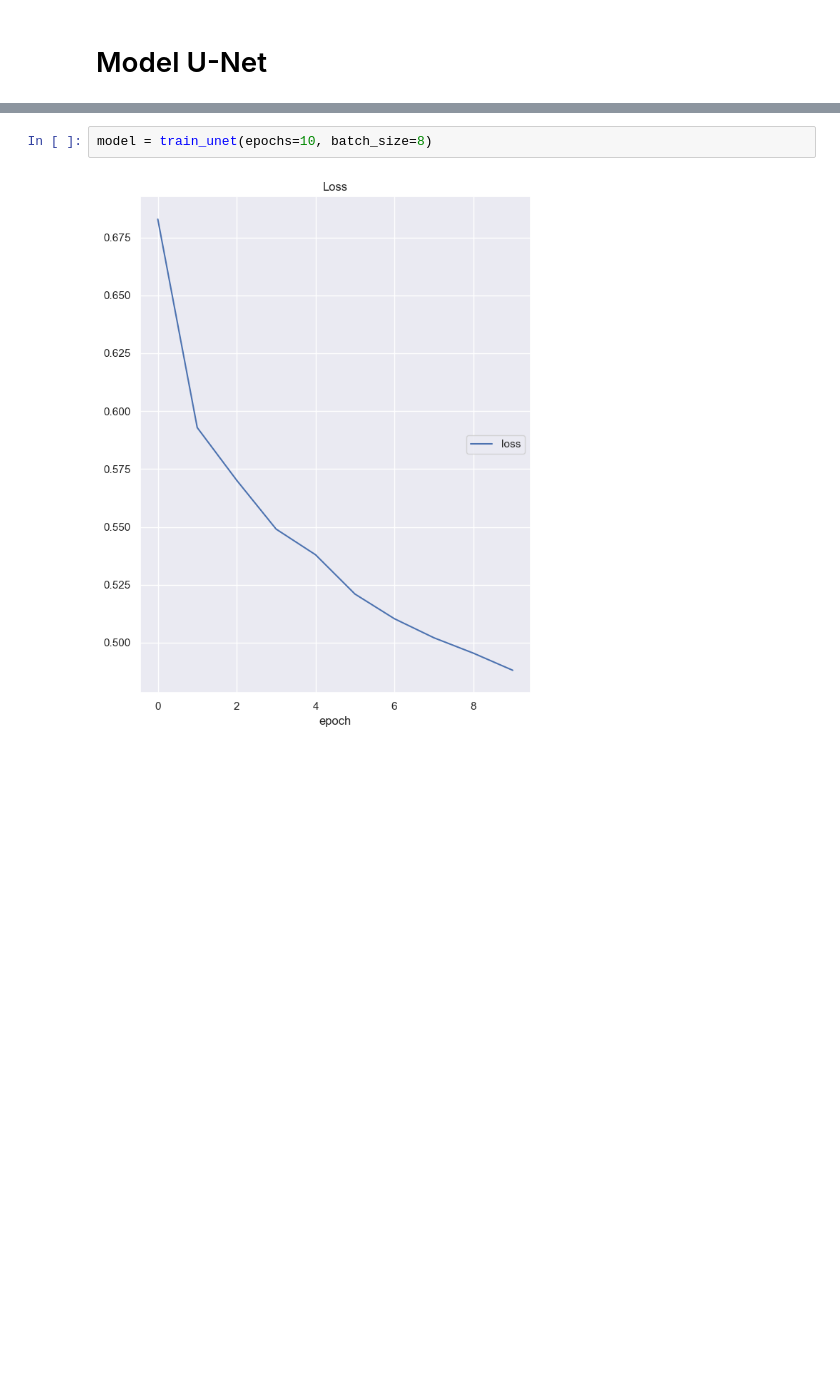
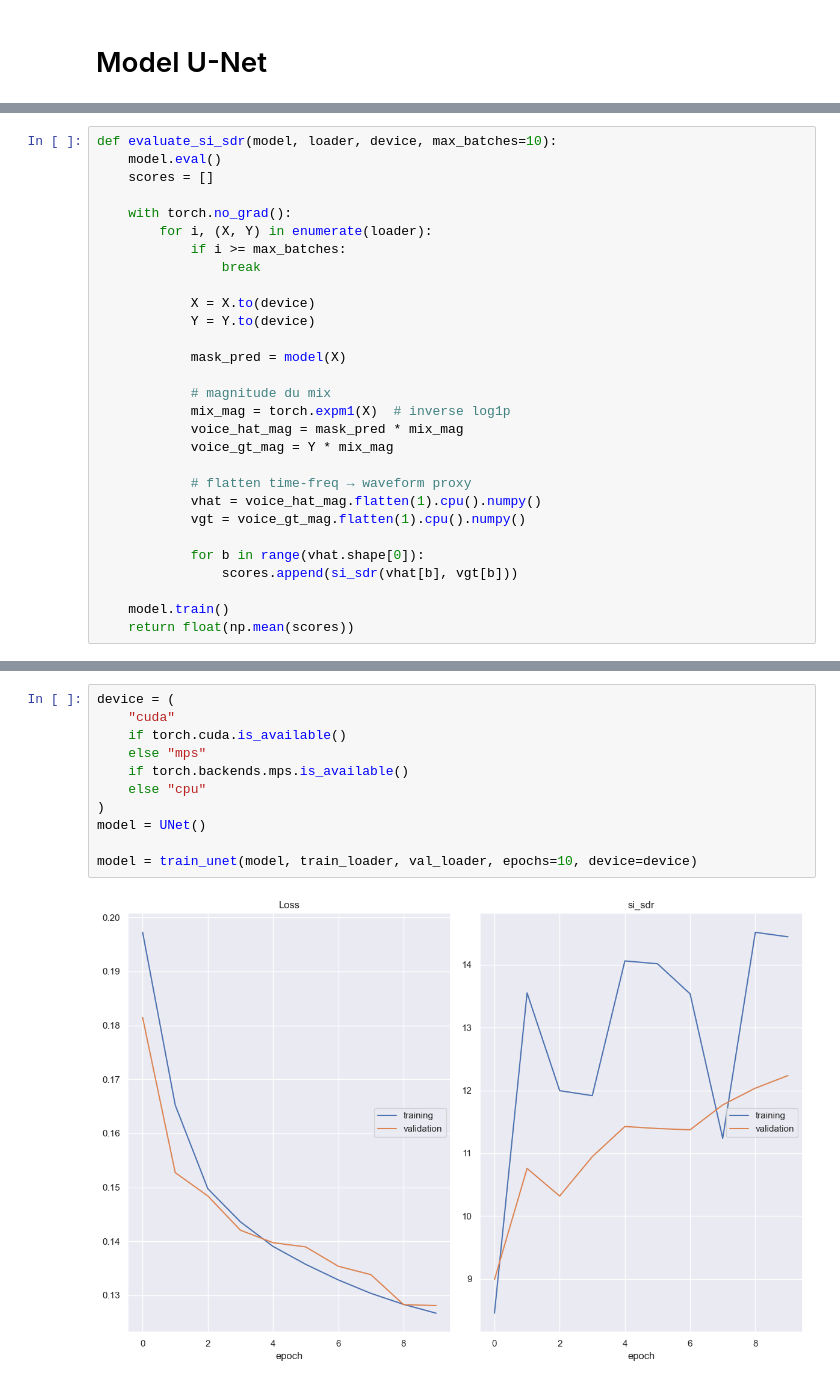
Before and after one commit to eithannak29/AudioSourceSeparation, a Jupyter notebook: source_separation.ipynb, the cells around one changed output, grey strips where cells are left out. Drawn from its saved outputs; the diff is of its cells as text; blank space fills up the shorter version.

```diff
--- a/source_separation.ipynb
+++ b/source_separation.ipynb
@@ -349,4 +365,33 @@ class UNet(nn.Module):
 print("Total parameters:", sum(p.numel() for p in UNet().parameters()))
 # %% [output]
 Total parameters: 467233
+# %%
+def evaluate_si_sdr(model, loader, device, max_batches=10):
+    model.eval()
+    scores = []
+
+    with torch.no_grad():
+        for i, (X, Y) in enumerate(loader):
+            if i >= max_batches:
+                break
+
+            X = X.to(device)
+            Y = Y.to(device)
+
+            mask_pred = model(X)
+
+            # magnitude du mix
+            mix_mag = torch.expm1(X)  # inverse log1p
+            voice_hat_mag = mask_pred * mix_mag
+            voice_gt_mag = Y * mix_mag
+
+            # flatten time-freq → waveform proxy
+            vhat = voice_hat_mag.flatten(1).cpu().numpy()
+            vgt = voice_gt_mag.flatten(1).cpu().numpy()
+
+            for b in range(vhat.shape[0]):
+                scores.append(si_sdr(vhat[b], vgt[b]))
+
+    model.train()
+    return float(np.mean(scores))
 # %%
@@ -392,6 +453,15 @@ def train_unet(
     return model
 # %%
-model = train_unet(epochs=10, batch_size=8)
+device = (
+    "cuda"
+    if torch.cuda.is_available()
+    else "mps"
+    if torch.backends.mps.is_available()
+    else "cpu"
+)
+model = UNet()
+
+model = train_unet(model, train_loader, val_loader, epochs=10, device=device)
 # %% [output]
-[figure, old version]
+[figure, new version]
 Loss
```
Also changed, not shown: parts of 5 cells of this notebook.
